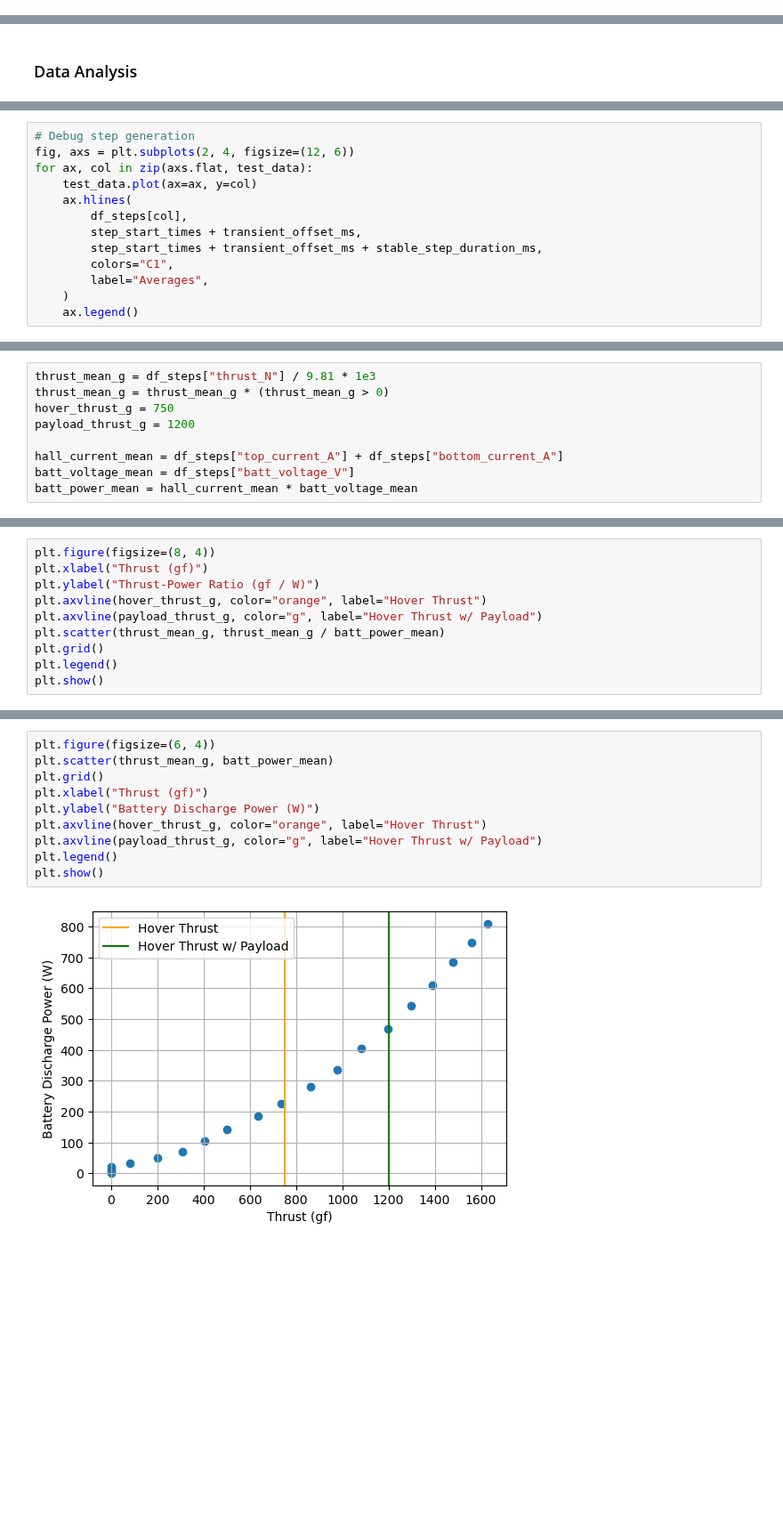
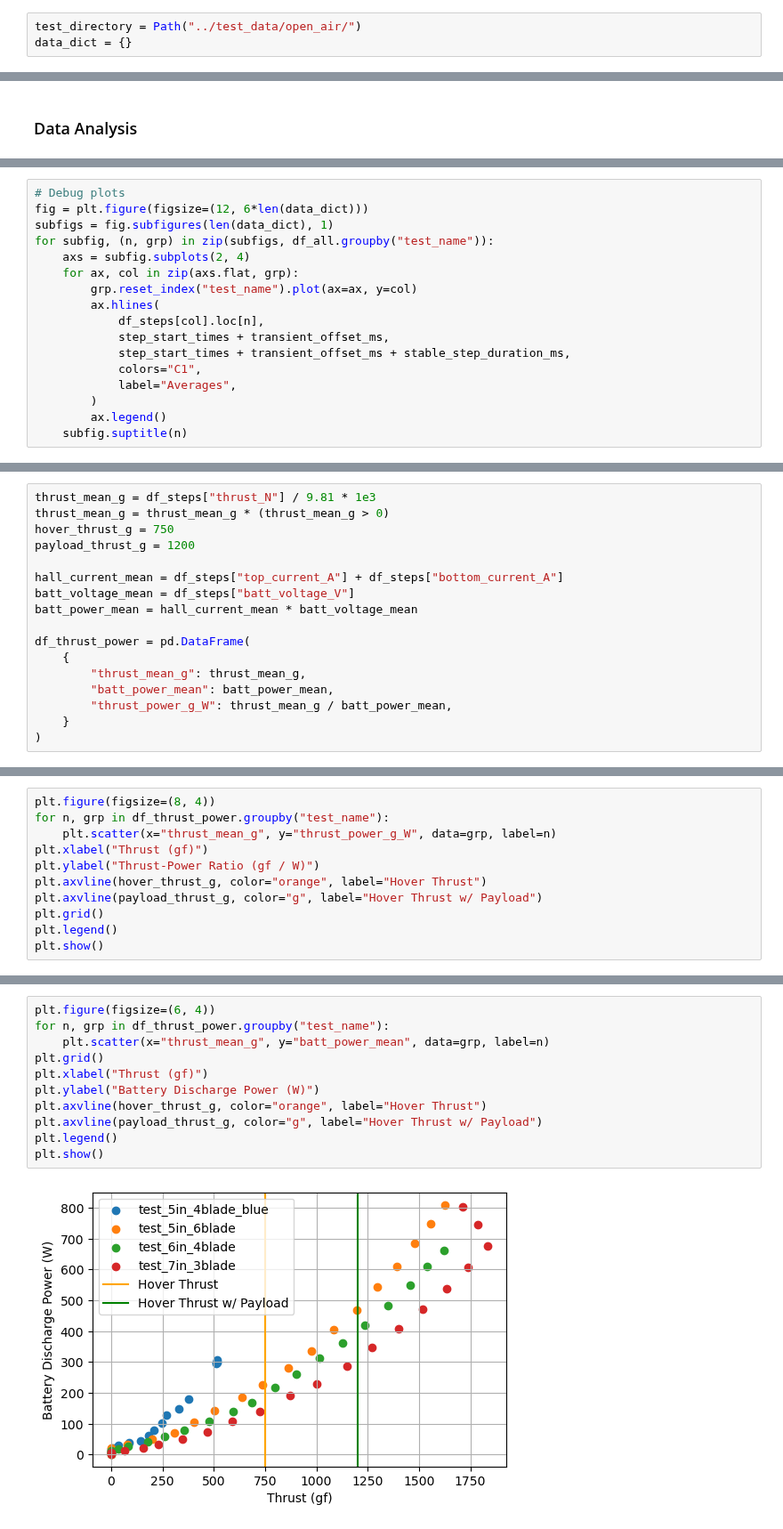
Before and after one commit to gtaharaedmonds/coaxial-drone, a Jupyter notebook: thrust_jig/test_runner/experiment_template.ipynb, the cells around one changed output, grey strips where cells are left out. Shown at 89% size. Cells and saved outputs as stored; diff of their text form; blank space fills up the shorter version.

```diff
--- a/thrust_jig/test_runner/experiment_template.ipynb
+++ b/thrust_jig/test_runner/experiment_template.ipynb
@@ -55,0 +47,3 @@ Loading saved data
+# %%
+test_directory = Path("../test_data/open_air/")
+data_dict = {}
@@ -103,14 +173,18 @@ df_steps = (
 # %%
-# Debug step generation
-fig, axs = plt.subplots(2, 4, figsize=(12, 6))
-for ax, col in zip(axs.flat, test_data):
-    test_data.plot(ax=ax, y=col)
-    ax.hlines(
-        df_steps[col],
-        step_start_times + transient_offset_ms,
-        step_start_times + transient_offset_ms + stable_step_duration_ms,
-        colors="C1",
-        label="Averages",
-    )
-    ax.legend()
+# Debug plots
+fig = plt.figure(figsize=(12, 6*len(data_dict)))
+subfigs = fig.subfigures(len(data_dict), 1)
+for subfig, (n, grp) in zip(subfigs, df_all.groupby("test_name")):
+    axs = subfig.subplots(2, 4)
+    for ax, col in zip(axs.flat, grp):
+        grp.reset_index("test_name").plot(ax=ax, y=col)
+        ax.hlines(
+            df_steps[col].loc[n],
+            step_start_times + transient_offset_ms,
+            step_start_times + transient_offset_ms + stable_step_duration_ms,
+            colors="C1",
+            label="Averages",
+        )
+        ax.legend()
+    subfig.suptitle(n)
 # %% [output]
@@ -124,3 +198,11 @@ payload_thrust_g = 1200
 hall_current_mean = df_steps["top_current_A"] + df_steps["bottom_current_A"]
 batt_voltage_mean = df_steps["batt_voltage_V"]
 batt_power_mean = hall_current_mean * batt_voltage_mean
+
+df_thrust_power = pd.DataFrame(
+    {
+        "thrust_mean_g": thrust_mean_g,
+        "batt_power_mean": batt_power_mean,
+        "thrust_power_g_W": thrust_mean_g / batt_power_mean,
+    }
+)
@@ -143,10 +245,11 @@ plt.show()
 # %%
 plt.figure(figsize=(8, 4))
+for n, grp in df_thrust_power.groupby("test_name"):
+    plt.scatter(x="thrust_mean_g", y="thrust_power_g_W", data=grp, label=n)
 plt.xlabel("Thrust (gf)")
 plt.ylabel("Thrust-Power Ratio (gf / W)")
 plt.axvline(hover_thrust_g, color="orange", label="Hover Thrust")
 plt.axvline(payload_thrust_g, color="g", label="Hover Thrust w/ Payload")
-plt.scatter(thrust_mean_g, thrust_mean_g / batt_power_mean)
 plt.grid()
 plt.legend()
 plt.show()
@@ -155,12 +258,13 @@ plt.show()
 # %%
 plt.figure(figsize=(6, 4))
-plt.scatter(thrust_mean_g, batt_power_mean)
+for n, grp in df_thrust_power.groupby("test_name"):
+    plt.scatter(x="thrust_mean_g", y="batt_power_mean", data=grp, label=n)
 plt.grid()
 plt.xlabel("Thrust (gf)")
 plt.ylabel("Battery Discharge Power (W)")
 plt.axvline(hover_thrust_g, color="orange", label="Hover Thrust")
 plt.axvline(payload_thrust_g, color="g", label="Hover Thrust w/ Payload")
 plt.legend()
 plt.show()
 # %% [output]
-[figure, old version]
+[figure, new version]
```
Also changed, not shown: parts of 14 cells of this notebook.
